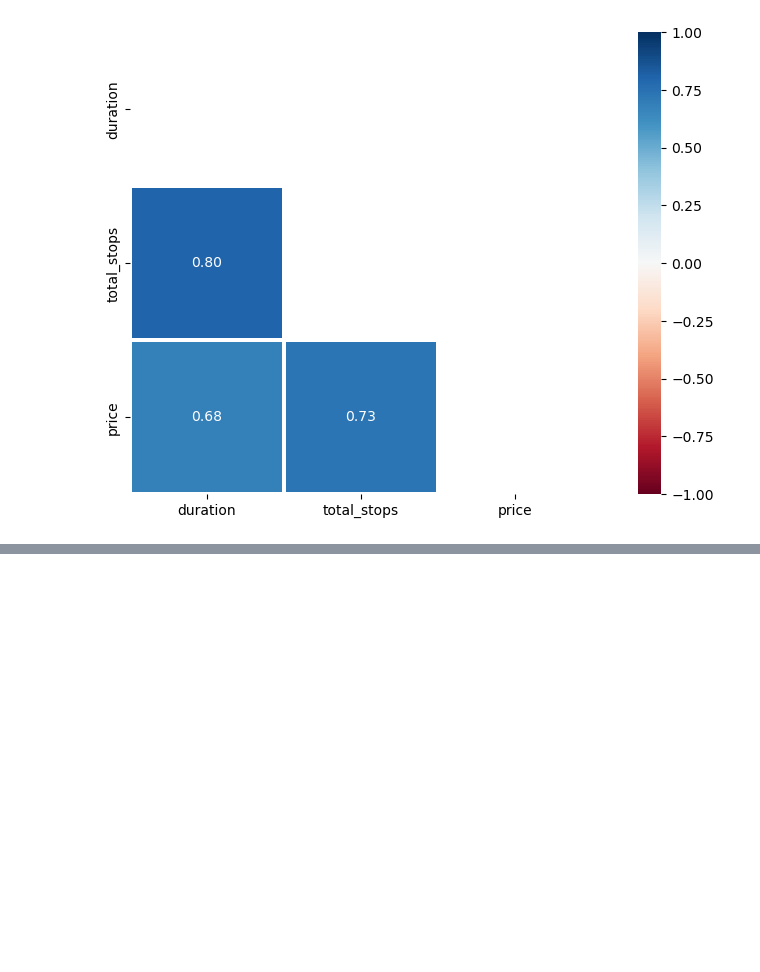
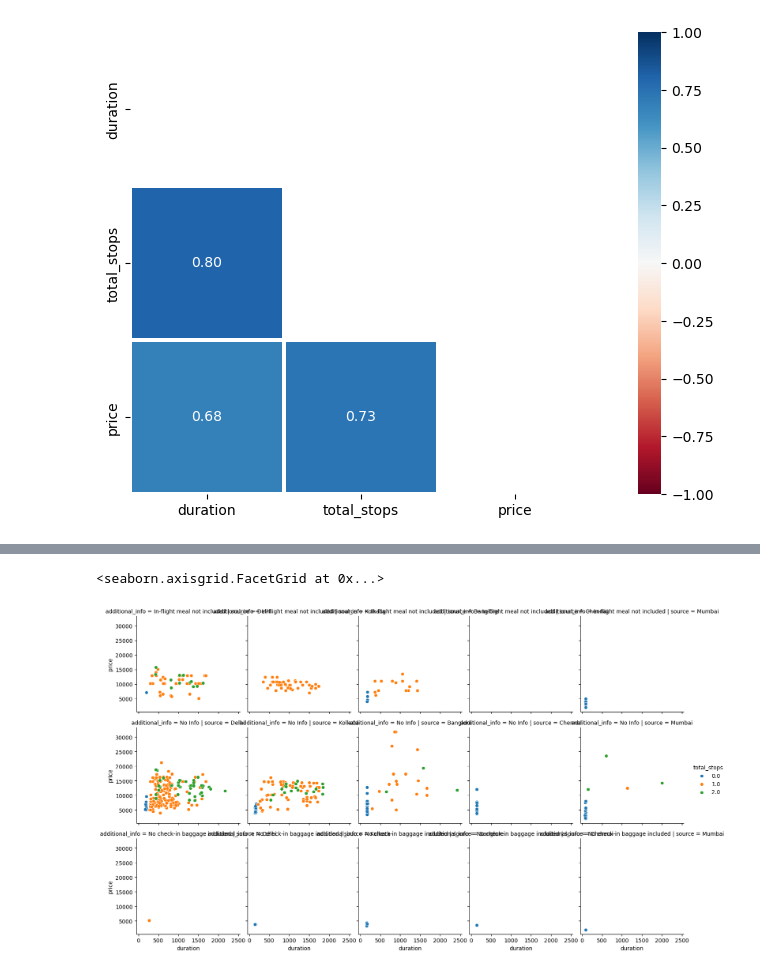
Before and after one commit to 2003Siddhant/Flight-Price-Sagemaker, a Jupyter notebook: EDA_FLIGHT.ipynb, the cells around one changed output, grey strips where cells are left out. Drawn from its saved outputs; the diff is of its cells as text; code cells hidden in the pictures; blank space fills up the shorter version.

```diff
--- a/EDA_FLIGHT.ipynb
+++ b/EDA_FLIGHT.ipynb
@@ -149,0 +248,15 @@ NameError: name 'rotate_xlabels' is not defined
+# %%
+duration_grid = sns.FacetGrid(
+	data=train,
+	col="source",
+	row="additional_info",
+	hue="total_stops",
+	sharey=True
+)
+
+duration_grid.map(sns.scatterplot, "duration", "price")
+
+duration_grid.add_legend()
+# %% [output]
+<seaborn.axisgrid.FacetGrid at 0x...>
+[figure, added]
```
Also changed, not shown: parts of 9 cells of this notebook, 2 other files.
